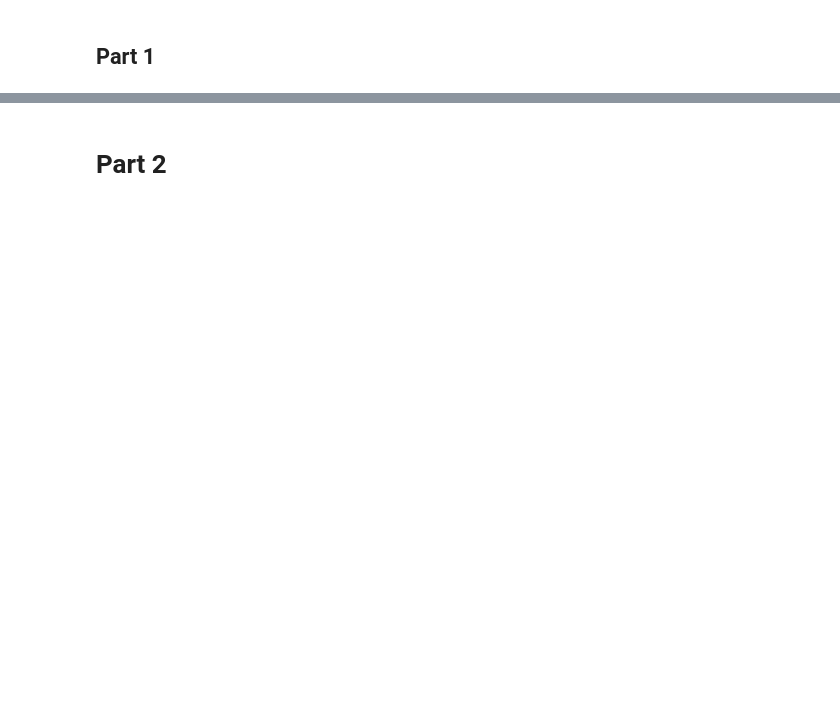
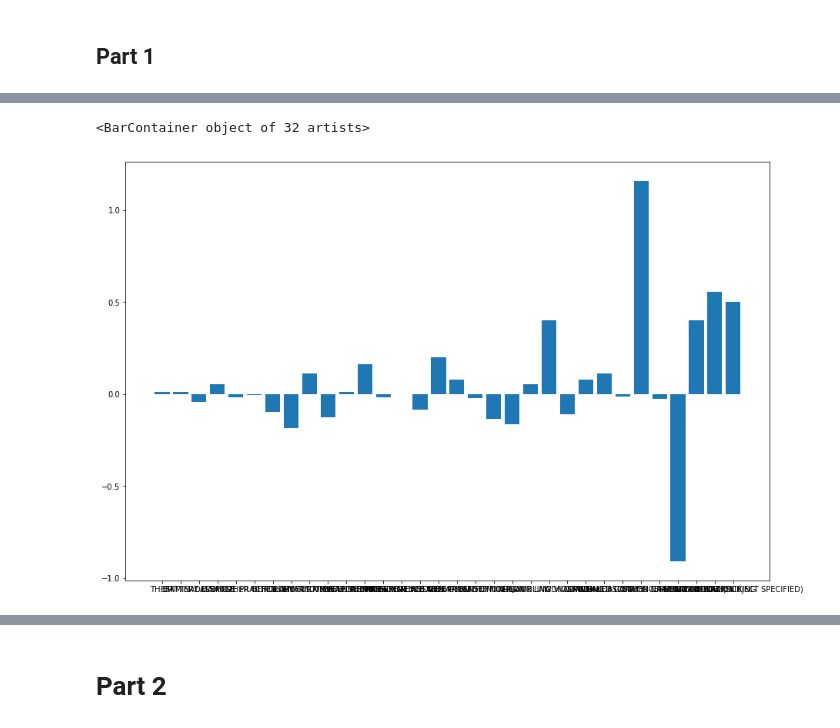
Before and after one commit to vahuja92/machine-learning, a Jupyter notebook: crime_analysis_nb.ipynb, the cells around one changed output, grey strips where cells are left out. Cells and saved outputs as stored; diff of their text form; code cells hidden in the pictures; blank space fills up the shorter version.

```diff
--- a/crime_analysis_nb.ipynb
+++ b/crime_analysis_nb.ipynb
@@ -5,7 +5,8 @@ import numpy as np
 import datetime
 from sodapy import Socrata
 import geopandas
-import matplotlib
+import matplotlib.pyplot as plt
+plt.rcParams['figure.figsize'] = [15, 10]
 from shapely.geometry import Point
 import matplotlib.pyplot as plt
 import requests
@@ -15,7 +16,10 @@ pd.options.display.max_columns = 15
 # %% [markdown]
 ## Part 1
 # %%
-#Retrieve Data from API (chicago data portal)
-client = Socrata("data.cityofchicago.org", None)
-results = client.get("6zsd-86xi", where="year=2017 OR year=2018", limit=1000000)
-results_df = pd.DataFrame.from_records(results)
+def retrieve_crime_data():
+    #Retrieve Data from API (chicago data portal)
+    client = Socrata("data.cityofchicago.org", None)
+    results = client.get("6zsd-86xi", where="year=2017 OR year=2018", limit=1000000)
+    results_df = pd.DataFrame.from_records(results)
+
+    return results_df
@@ -74,0 +86,3 @@ clean = clean.astype(convert_dict)
+# %%
+results_df = retrieve_crime_data()
+clean = clean_crimes_data(results_df)
@@ -103,0 +125,10 @@ The top 5 types of crimes are theft, battery, criminal damage, assault, and dece
+# %%
+def bar_crime_by_type_perc_change(crime_df):
+    crimes_perc_change = plt.bar(by_type["primary_type"], by_type["percent_change"])
+    return crimes_perc_change
+    #Come back to this to make the types of crimes visible
+# %%
+bar_crime_by_type_perc_change(clean)
+# %% [output]
+<BarContainer object of 32 artists>
+[figure, added]
```
Also changed, not shown: parts of 62 cells of this notebook.
